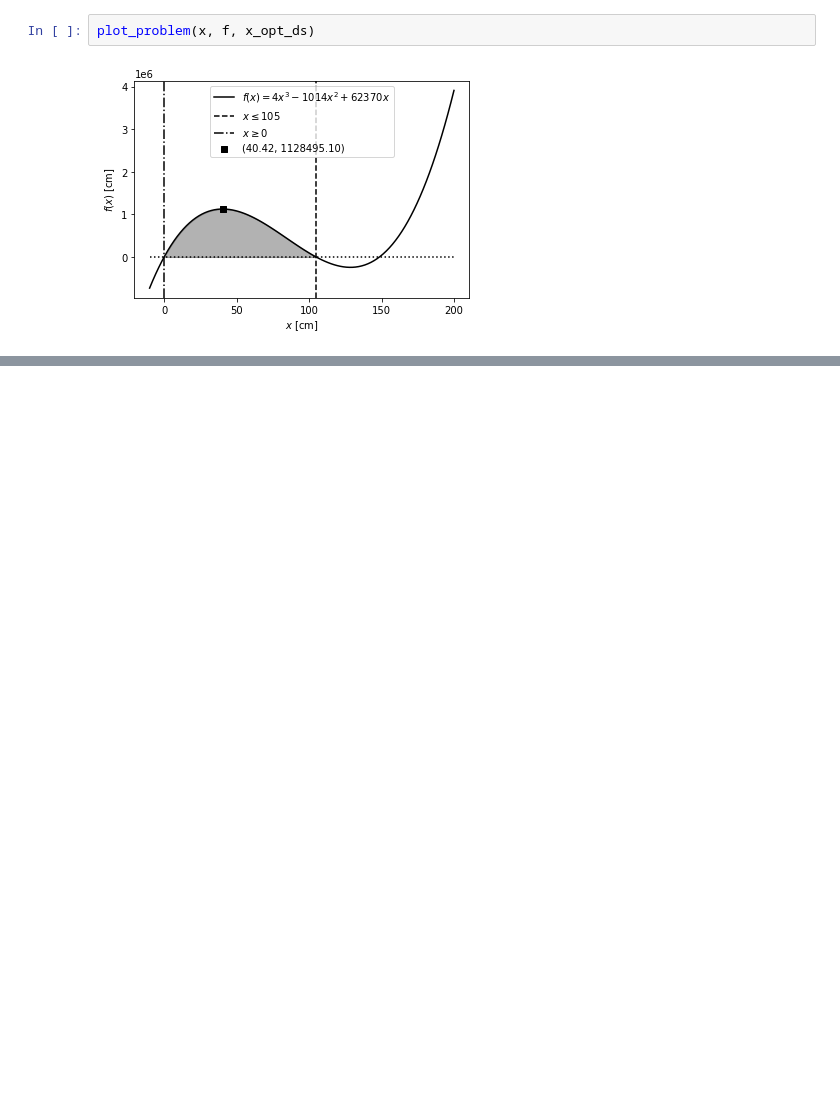
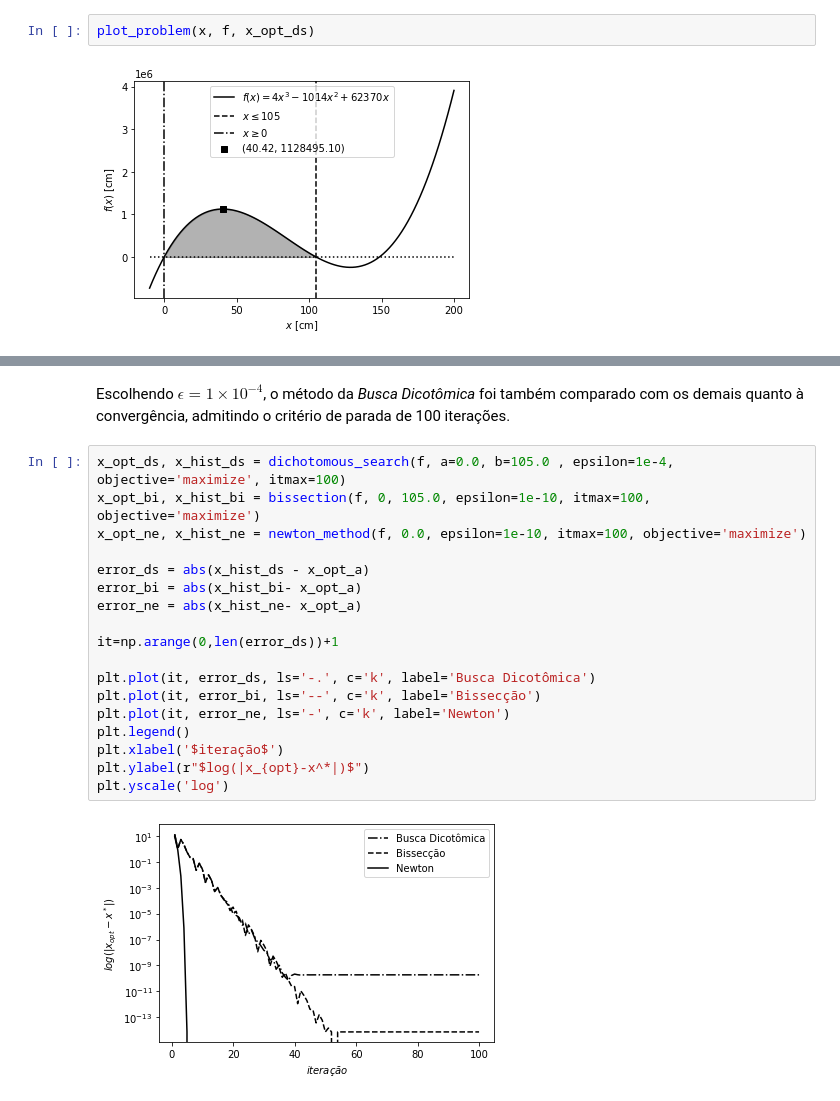
Before and after one commit to properallan/ENE300, a Jupyter notebook: tarefas/trabalho_1/trabalho_1_entrega.ipynb, the cells around one changed output, grey strips where cells are left out. Drawn from its saved outputs; the diff is of its cells as text; blank space fills up the shorter version.

```diff
--- a/tarefas/trabalho_1/trabalho_1_entrega.ipynb
+++ b/tarefas/trabalho_1/trabalho_1_entrega.ipynb
@@ -222,0 +311,22 @@ Iteration 4: x = 40.42336219719113, f(x) = 1128495.1047312552
+# %% [markdown]
+Escolhendo $\epsilon=1\times 10^{-4}$, o método da *Busca Dicotômica* foi também comparado com os demais quanto à convergência, admitindo o critério de parada de 100 iterações.
+# %%
+x_opt_ds, x_hist_ds = dichotomous_search(f, a=0.0, b=105.0 , epsilon=1e-4, objective='maximize', itmax=100)
+x_opt_bi, x_hist_bi = bissection(f, 0, 105.0, epsilon=1e-10, itmax=100, objective='maximize')
+x_opt_ne, x_hist_ne = newton_method(f, 0.0, epsilon=1e-10, itmax=100, objective='maximize')
+
+error_ds = abs(x_hist_ds - x_opt_a)
+error_bi = abs(x_hist_bi- x_opt_a)
+error_ne = abs(x_hist_ne- x_opt_a)
+
+it=np.arange(0,len(error_ds))+1
+
+plt.plot(it, error_ds, ls='-.', c='k', label='Busca Dicotômica')
+plt.plot(it, error_bi, ls='--', c='k', label='Bissecção')
+plt.plot(it, error_ne, ls='-', c='k', label='Newton')
+plt.legend()
+plt.xlabel('$iteração$')
+plt.ylabel(r"$log(|x_{opt}-x^*|)$")
+plt.yscale('log')
+# %% [output]
+[figure, added]
```
Also changed, not shown: parts of 18 cells of this notebook.
